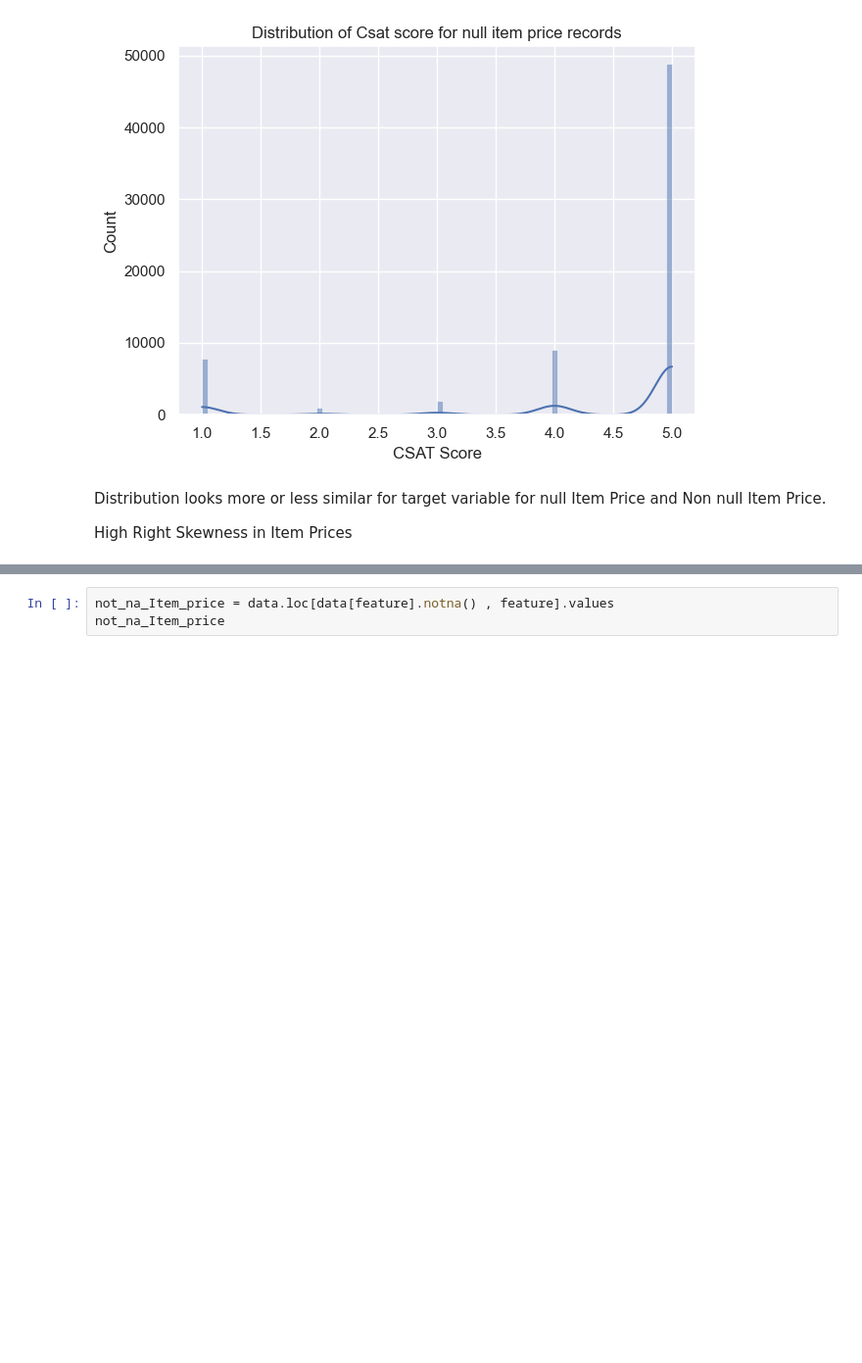
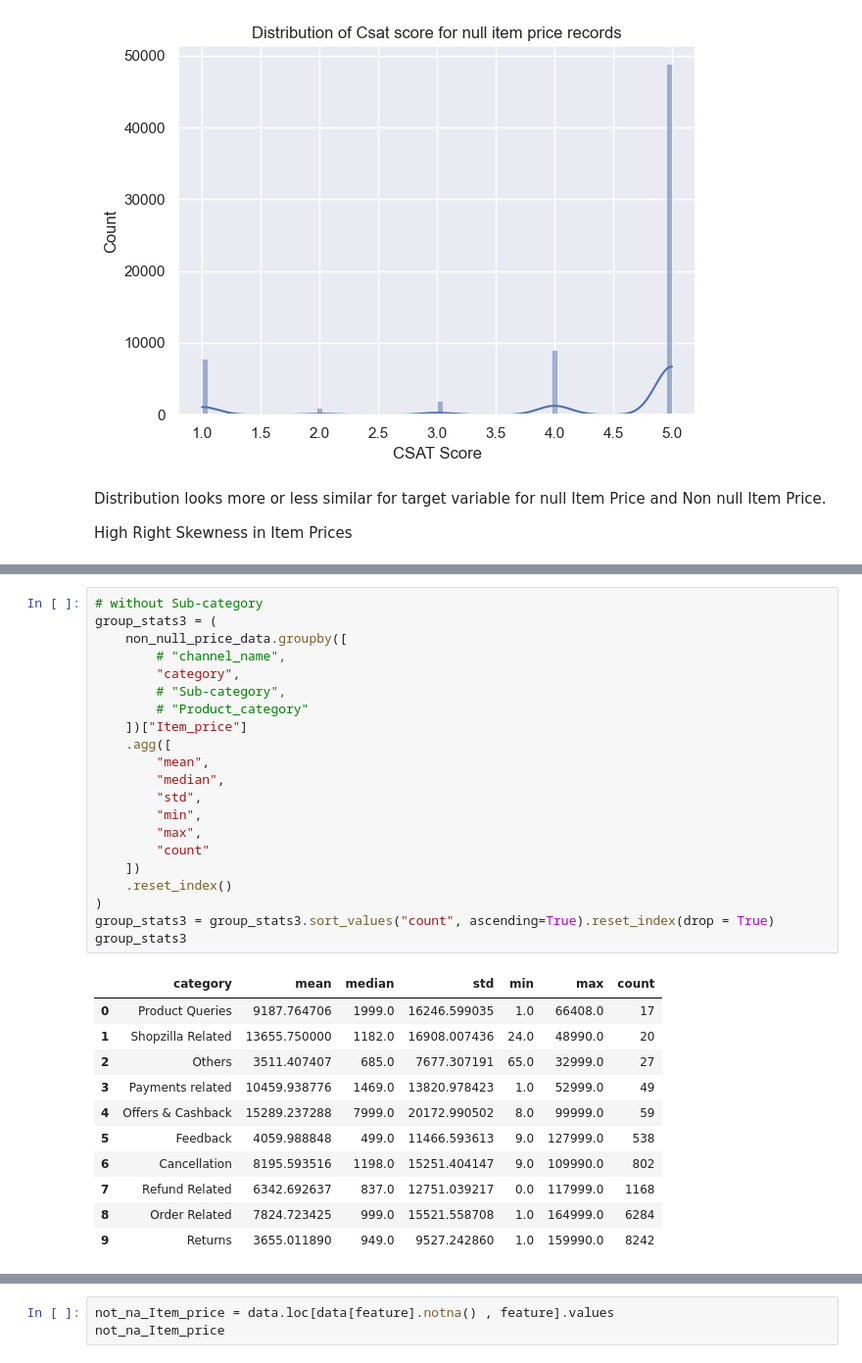
Before and after one commit to AnkurBhatt07/Customer-Satisfaction-Score-Prediction-using-ML-DL, a Jupyter notebook: notebooks/data_analysis1.ipynb, the cells around one changed output, grey strips where cells are left out. Shown at 98% size. Cells and saved outputs as stored; diff of their text form; blank space fills up the shorter version.

```diff
--- a/notebooks/data_analysis1.ipynb
+++ b/notebooks/data_analysis1.ipynb
@@ -925,0 +1062,33 @@ High Right Skewness in Item Prices
+# %%
+# without Sub-category
+group_stats3 = (
+    non_null_price_data.groupby([
+        # "channel_name",
+        "category",
+        # "Sub-category",
+        # "Product_category"
+    ])["Item_price"]
+    .agg([
+        "mean",
+        "median",
+        "std",
+        "min",
+        "max",
+        "count"
+    ])
+    .reset_index()
+)
+group_stats3 = group_stats3.sort_values("count", ascending=True).reset_index(drop = True)
+group_stats3
+# %% [output]
+|  | category | mean | median | std | min | max | count |
+| 0 | Product Queries | 9187.764706 | 1999.0 | 16246.599035 | 1.0 | 66408.0 | 17 |
+| 1 | Shopzilla Related | 13655.750000 | 1182.0 | 16908.007436 | 24.0 | 48990.0 | 20 |
+| 2 | Others | 3511.407407 | 685.0 | 7677.307191 | 65.0 | 32999.0 | 27 |
+| 3 | Payments related | 10459.938776 | 1469.0 | 13820.978423 | 1.0 | 52999.0 | 49 |
+| 4 | Offers & Cashback | 15289.237288 | 7999.0 | 20172.990502 | 8.0 | 99999.0 | 59 |
+| 5 | Feedback | 4059.988848 | 499.0 | 11466.593613 | 9.0 | 127999.0 | 538 |
+| 6 | Cancellation | 8195.593516 | 1198.0 | 15251.404147 | 9.0 | 109990.0 | 802 |
+| 7 | Refund Related | 6342.692637 | 837.0 | 12751.039217 | 0.0 | 117999.0 | 1168 |
+| 8 | Order Related | 7824.723425 | 999.0 | 15521.558708 | 1.0 | 164999.0 | 6284 |
+| 9 | Returns | 3655.011890 | 949.0 | 9527.242860 | 1.0 | 159990.0 | 8242 |
```
Also changed, not shown: parts of 11 cells of this notebook, 3 other files.
